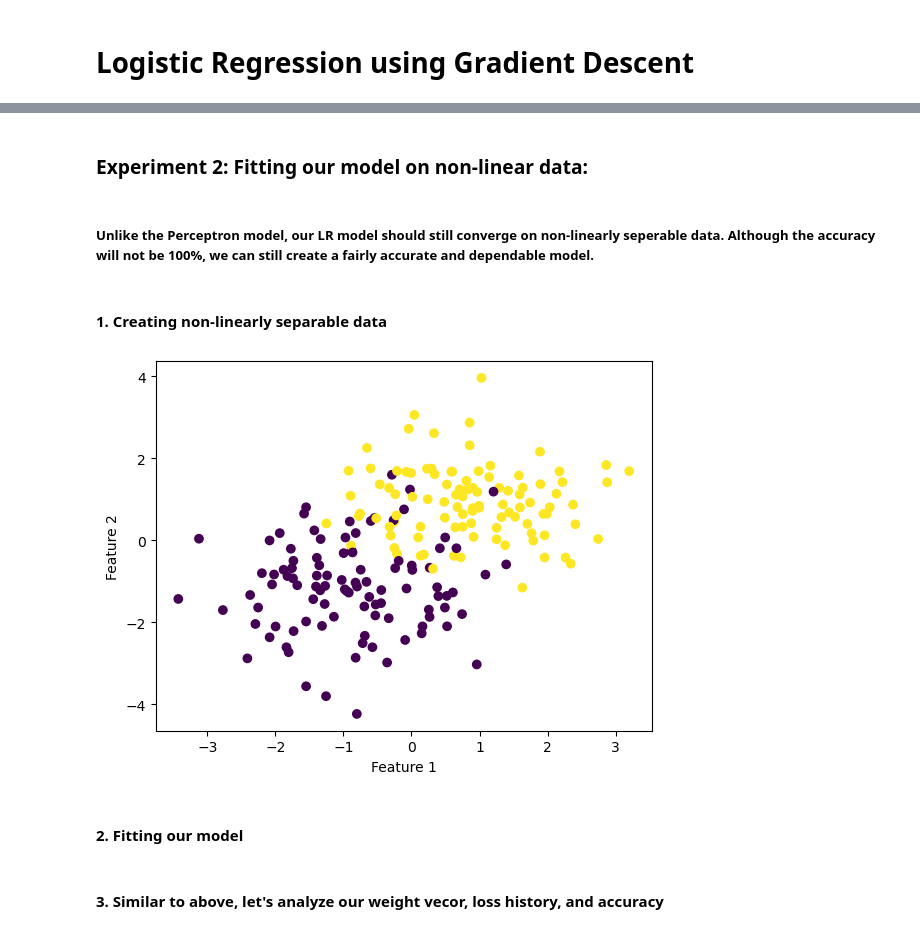
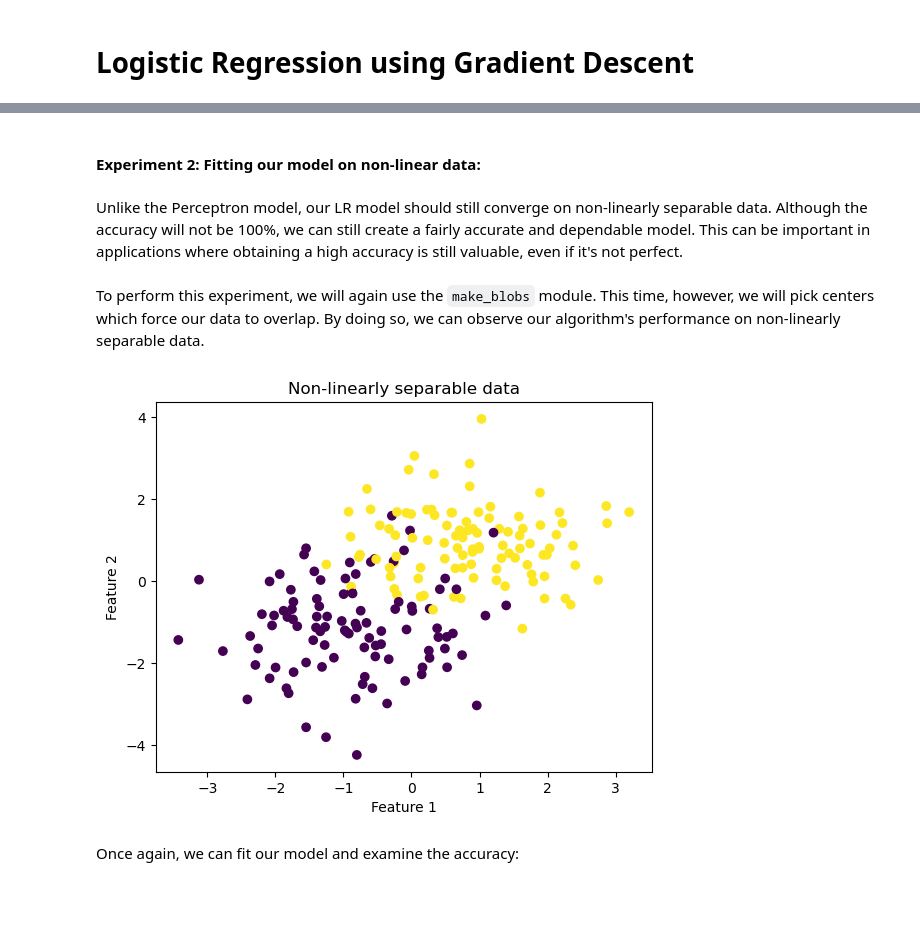
Before and after one commit to johnny-kantaros/johnny-kantaros.github.io, a Jupyter notebook: posts/Blog2-GD/LR.ipynb, the cells around one changed output, grey strips where cells are left out. Saved outputs shown, nothing was run; the diff lists cells and outputs as text; code cells hidden in the pictures; blank space fills up the shorter version.

```diff
--- a/posts/Blog2-GD/LR.ipynb
+++ b/posts/Blog2-GD/LR.ipynb
@@ -126,25 +126,26 @@ legend = plt.legend()
 # %% [markdown]
-### Experiment 2: Fitting our model on non-linear data:
+#### Experiment 2: Fitting our model on non-linear data:
 # %% [markdown]
-##### Unlike the Perceptron model, our LR model should still converge on non-linearly seperable data. Although the accuracy will not be 100%, we can still create a fairly accurate and dependable model.
+Unlike the Perceptron model, our LR model should still converge on non-linearly separable data. Although the accuracy will not be 100%, we can still create a fairly accurate and dependable model. This can be important in applications where obtaining a high accuracy is still valuable, even if it's not perfect.
-# %% [markdown]
-#### 1. Creating non-linearly separable data
+# %% [markdown]
+To perform this experiment, we will again use the `make_blobs` module. This time, however, we will pick centers which force our data to overlap. By doing so, we can observe our algorithm's performance on non-linearly separable data.
 # %%
 from sklearn.datasets import make_blobs
 from matplotlib import pyplot as plt
 import numpy as np
 np.seterr(all='ignore')
 
 # make the data
 p_features = 3
 X, y = make_blobs(n_samples = 200, n_features = p_features - 1, centers = [(-1, -1), (1, 1)])
 
 fig = plt.scatter(X[:,0], X[:,1], c = y)
 xlab = plt.xlabel("Feature 1")
 ylab = plt.ylabel("Feature 2")
+title = plt.gca().set_title("Non-linearly separable data")
 # %% [output]
-[figure, old version]
+[figure, new version]
-# %% [markdown]
-#### 2. Fitting our model
+# %% [markdown]
+Once again, we can fit our model and examine the accuracy:
 # %%
 LR = LogisticRegression()
@@ -152,5 +153,3 @@ LR.fit(X, y, .01, 500)
-# %% [markdown]
-#### 3. Similar to above, let's analyze our weight vecor, loss history, and accuracy
 # %%
 w = LR.w
 prev_losses = LR.loss_history[-10:]
```
Also changed, not shown: parts of 57 cells of this notebook, 19 other files.
